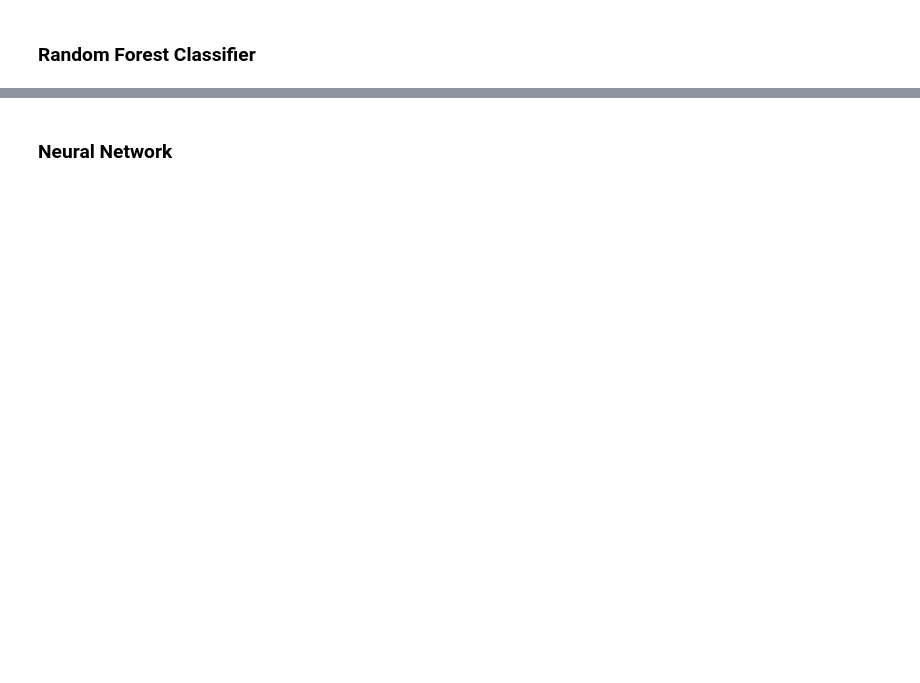
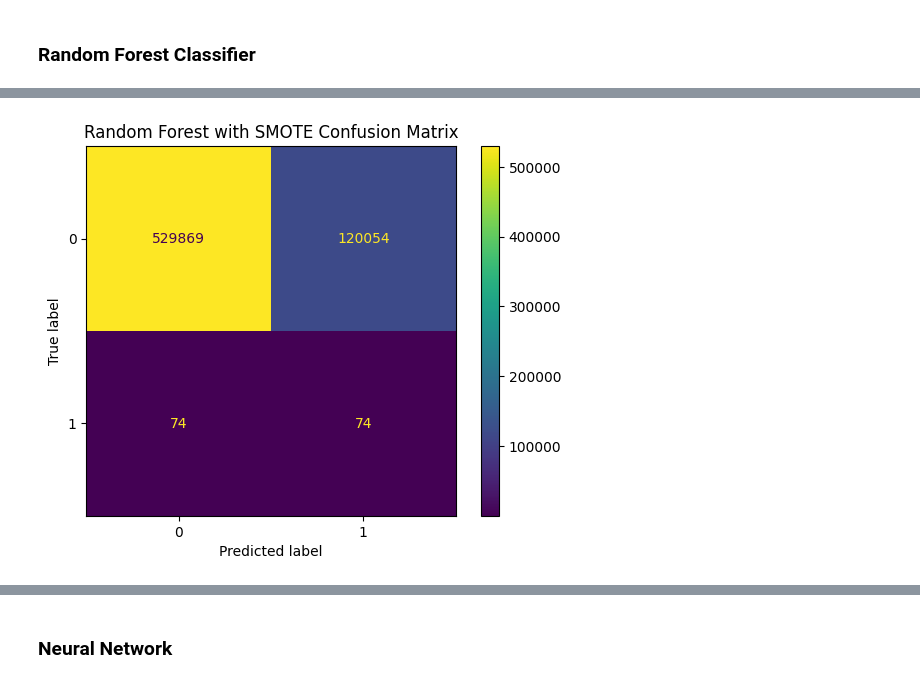
Before and after one commit to shroommu/natality-stats, a Jupyter notebook: dev/notebooks/exploratory/down_syndrome/05_model_selection.ipynb, the cells around one changed output, grey strips where cells are left out. Cells and saved outputs as stored; diff of their text form; code cells hidden in the pictures; blank space fills up the shorter version.

```diff
--- a/dev/notebooks/exploratory/down_syndrome/05_model_selection.ipynb
+++ b/dev/notebooks/exploratory/down_syndrome/05_model_selection.ipynb
@@ -91,0 +134,12 @@ plt.show()
+# %%
+rfc_sm = RandomForestClassifier(random_state=14, n_estimators=10, max_depth=5)
+rfc_sm.fit(X_train_sm_prepared, y_train_sm)
+pred_rfc_sm = rfc_sm.predict(X_test_sm_prepared)
+# %%
+cm_rfc_sm = confusion_matrix(y_test, pred_rfc_sm)
+disp_rfc_sm = ConfusionMatrixDisplay(confusion_matrix=cm_rfc_sm)
+disp_rfc_sm.plot()
+plt.title("Random Forest with SMOTE Confusion Matrix")
+plt.show()
+# %% [output]
+[figure, added]
```
Also changed, not shown: parts of 26 cells of this notebook.
